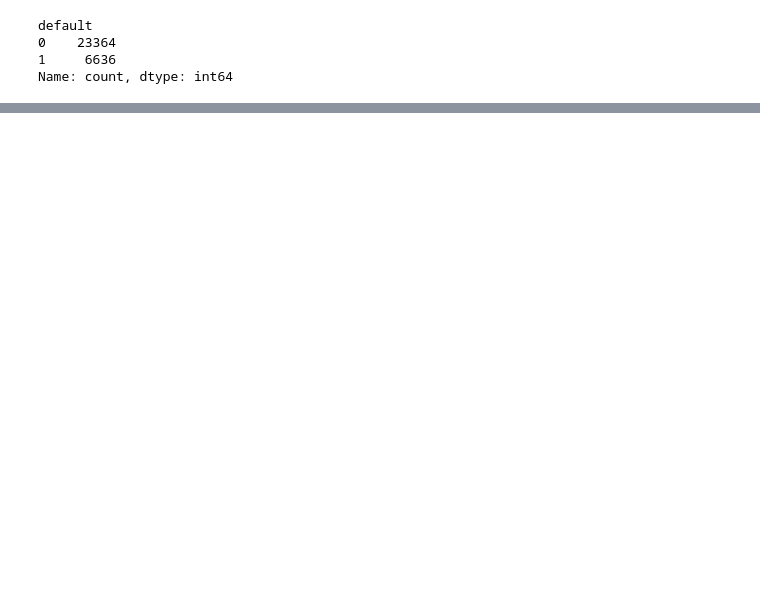
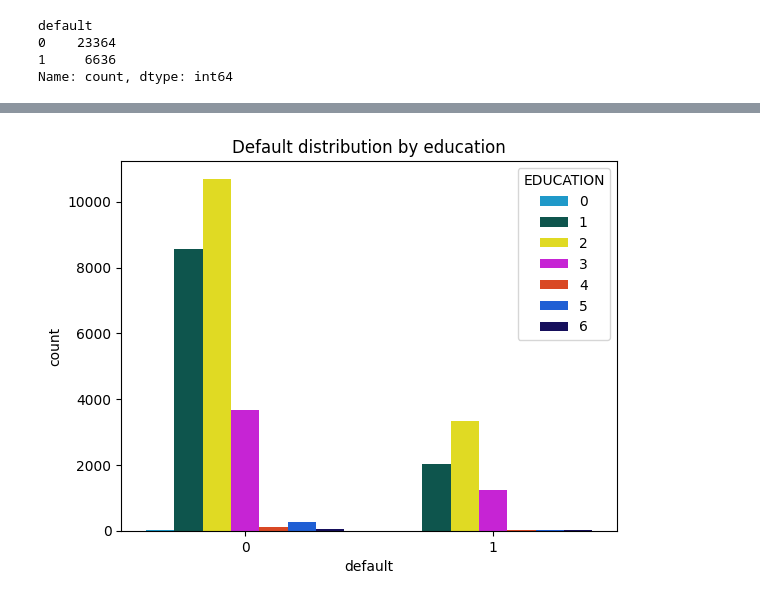
Before and after one commit to Saroj94/Credit-Card-default-prediction, a Jupyter notebook: Experiment/Analysis/credit_analysis.ipynb, the cells around one changed output, grey strips where cells are left out. Saved outputs shown, nothing was run; the diff lists cells and outputs as text; code cells hidden in the pictures; blank space fills up the shorter version.

```diff
--- a/Experiment/Analysis/credit_analysis.ipynb
+++ b/Experiment/Analysis/credit_analysis.ipynb
@@ -120,0 +150,16 @@ Name: count, dtype: int64
+# %%
+##Default distribution by education
+darkc = [
+    "#03A5E5",  # dark cyan
+    "#026156",  # teal
+    "#fff704",  # muted yellow
+    "#de07f1",  # warm orange
+    "#f73606",  # terracotta red
+    "#0256f2",  # violet
+    "#0B0269"   # dark navy
+]
+sns.countplot(x='default', hue='EDUCATION', data=credit, palette=darkc, legend=True)
+plt.title("Default distribution by education")
+plt.show()
+# %% [output]
+[figure, added]
```
Also changed, not shown: parts of 26 cells of this notebook, 2 other files.
